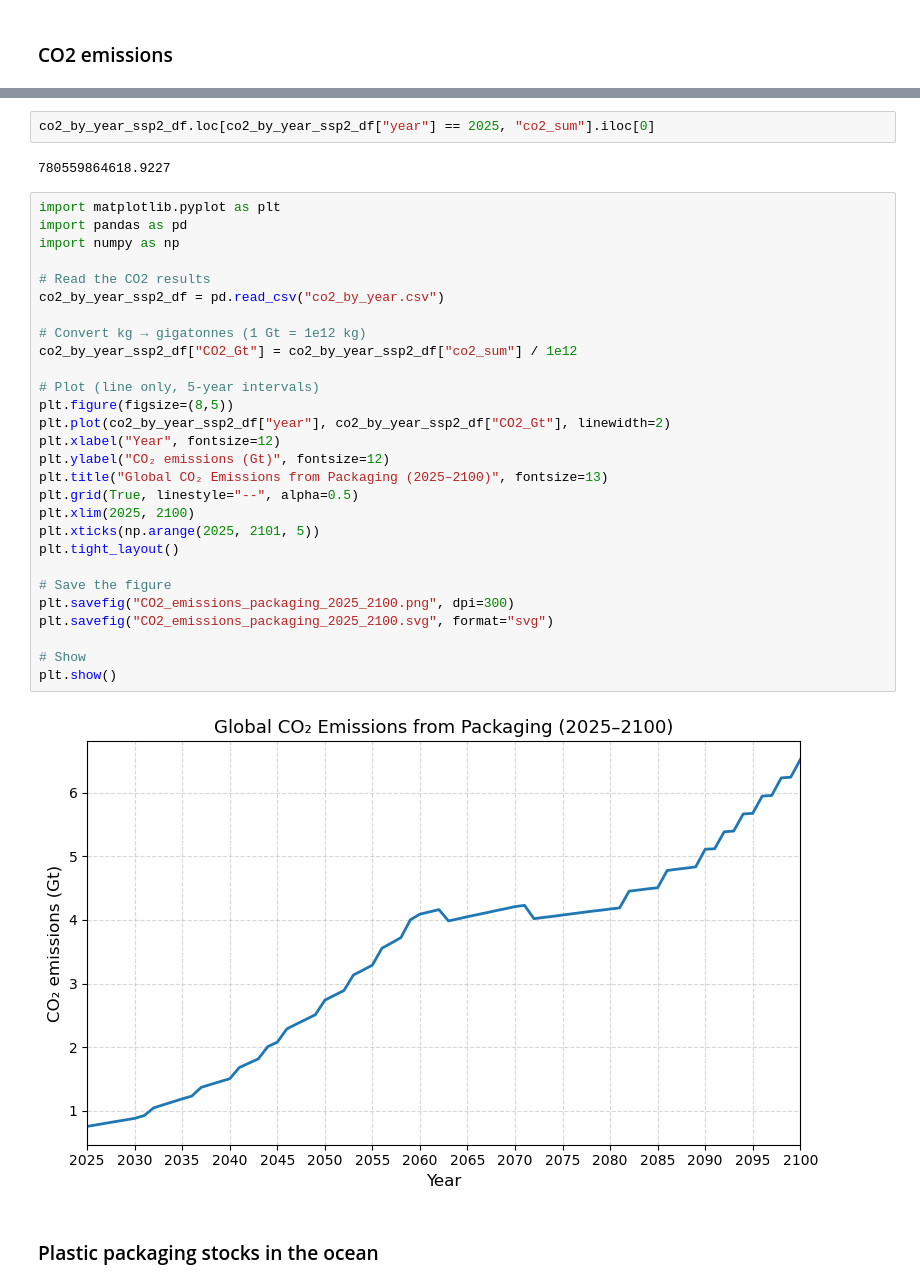
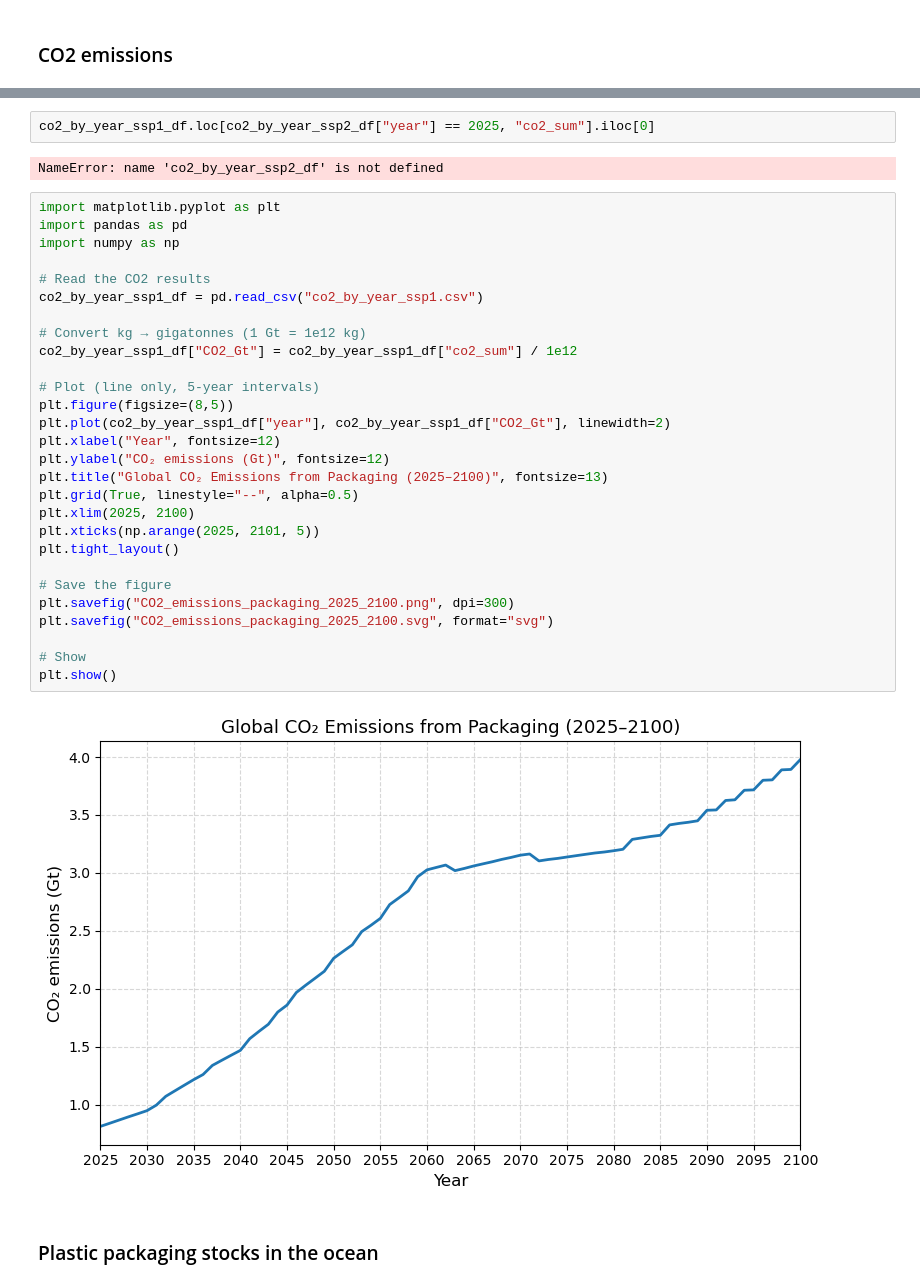
Before and after one commit to FarshidNazemi/packaging-roadmap, a Jupyter notebook: dynamic analysis and roadmap.ipynb, the cells around one changed output, grey strips where cells are left out. Cells and saved outputs as stored; diff of their text form.

```diff
--- a/dynamic analysis and roadmap.ipynb
+++ b/dynamic analysis and roadmap.ipynb
@@ -590,39 +639,39 @@ co2_by_year_ssp2_df.to_csv("co2_by_year_ssp2.csv", index=False)
 # Optional: keep indices used for traceability
 pd.Series(co2_idx, name="co2_row_indices_in_B").to_csv("co2_row_indices_used.csv", index=False)
 # %%
-co2_by_year_ssp2_df.loc[co2_by_year_ssp2_df["year"] == 2025, "co2_sum"].iloc[0]
+co2_by_year_ssp1_df.loc[co2_by_year_ssp2_df["year"] == 2025, "co2_sum"].iloc[0]
 # %% [output]
-780559864618.9227
+NameError: name 'co2_by_year_ssp2_df' is not defined
 # %%
 import matplotlib.pyplot as plt
 import pandas as pd
 import numpy as np
 
 # Read the CO2 results
-co2_by_year_ssp2_df = pd.read_csv("co2_by_year.csv")
+co2_by_year_ssp1_df = pd.read_csv("co2_by_year_ssp1.csv")
 
 # Convert kg → gigatonnes (1 Gt = 1e12 kg)
-co2_by_year_ssp2_df["CO2_Gt"] = co2_by_year_ssp2_df["co2_sum"] / 1e12
+co2_by_year_ssp1_df["CO2_Gt"] = co2_by_year_ssp1_df["co2_sum"] / 1e12
 
 # Plot (line only, 5-year intervals)
 plt.figure(figsize=(8,5))
-plt.plot(co2_by_year_ssp2_df["year"], co2_by_year_ssp2_df["CO2_Gt"], linewidth=2)
+plt.plot(co2_by_year_ssp1_df["year"], co2_by_year_ssp1_df["CO2_Gt"], linewidth=2)
 plt.xlabel("Year", fontsize=12)
 plt.ylabel("CO₂ emissions (Gt)", fontsize=12)
 plt.title("Global CO₂ Emissions from Packaging (2025–2100)", fontsize=13)
 plt.grid(True, linestyle="--", alpha=0.5)
 plt.xlim(2025, 2100)
 plt.xticks(np.arange(2025, 2101, 5))
 plt.tight_layout()
 
 # Save the figure
 plt.savefig("CO2_emissions_packaging_2025_2100.png", dpi=300)
 plt.savefig("CO2_emissions_packaging_2025_2100.svg", format="svg")
 
 # Show
 plt.show()
 # %% [output]
-[figure, old version]
+[figure, new version]
 # %% [markdown]
 ### Plastic packaging stocks in the ocean
 # %%
```
Also changed, not shown: parts of 71 cells of this notebook, 12 other files.
